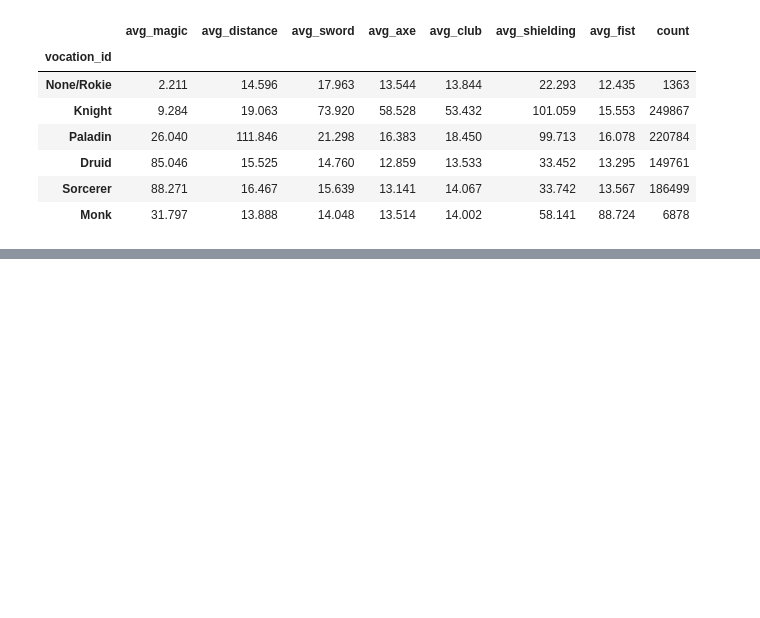
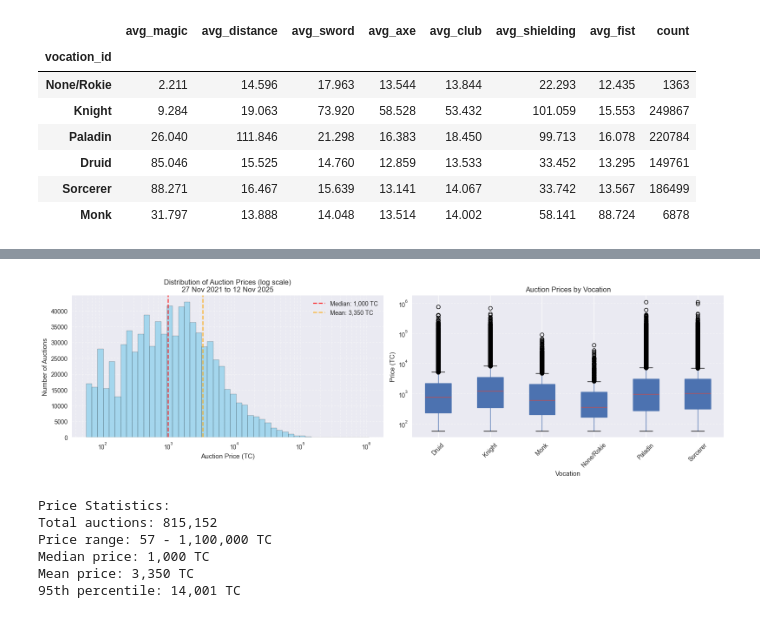
Before and after one commit to martynaottoni/tibia-auctions-analysis, a Jupyter notebook: notebooks/data_exploration.ipynb, the cells around one changed output, grey strips where cells are left out. Saved outputs shown, nothing was run; the diff lists cells and outputs as text; code cells hidden in the pictures; blank space fills up the shorter version.

Commit message:
Added distribution of auction prices and box plot of Auction Prices by Vocation.

```diff
--- a/notebooks/data_exploration.ipynb
+++ b/notebooks/data_exploration.ipynb
@@ -322,3 +322,63 @@ EU     237615
 NA     199289
 OCE      1458
 Name: count, dtype: int64
+# %%
+fig, (ax1, ax2) = plt.subplots(1, 2, figsize=(16, 5))
+
+# Histogram with log-scaled X axis
+prices = auctions_df['current_bid'].dropna()
+bins = np.logspace(np.log10(prices.min()), np.log10(prices.max()), 50)
+ax1.hist(prices, bins=bins, edgecolor='black', alpha=0.7, color='skyblue')
+ax1.set_xscale('log')
+ax1.set_xlabel('Auction Price (TC)')
+ax1.set_ylabel('Number of Auctions')
+ax1.set_title('Distribution of Auction Prices (log scale)')
+ax1.grid(True, which='both', linestyle='--', alpha=0.5)
+
+# Add date range to title
+date_min = auctions_df['auction_end_dt'].min().strftime('%d %b %Y')
+date_max = auctions_df['auction_end_dt'].max().strftime('%d %b %Y')
+ax1.set_title(f'Distribution of Auction Prices (log scale)\n{date_min} to {date_max}')
+
+ax1.grid(True, which='both', linestyle='--', alpha=0.5)
+
+# Add statistics text
+median_price = prices.median()
+mean_price = prices.mean()
+ax1.axvline(median_price, color='red', linestyle='--', alpha=0.8, label=f'Median: {median_price:,.0f} TC')
+ax1.axvline(mean_price, color='orange', linestyle='--', alpha=0.8, label=f'Mean: {mean_price:,.0f} TC')
+ax1.legend()
+
+# Boxplot by vocation
+auctions_df.boxplot(column='current_bid',
+                   by='vocation_name',
+                   ax=ax2,
+                   showfliers=True,
+                   patch_artist=True)
+ax2.set_title('Auction Prices by Vocation')
+ax2.set_xlabel('Vocation')
+ax2.set_ylabel('Price (TC)')
+ax2.set_yscale('log')
+ax2.tick_params(axis='x', rotation=45)
+ax2.grid(True, axis='y', linestyle='--', alpha=0.5)
+
+# Remove automatic pandas title
+plt.suptitle('')
+plt.tight_layout()
+plt.show()
+
+# Print some insights
+print(f"Price Statistics:")
+print(f"Total auctions: {len(prices):,}")
+print(f"Price range: {prices.min():,} - {prices.max():,} TC")
+print(f"Median price: {median_price:,.0f} TC")
+print(f"Mean price: {mean_price:,.0f} TC")
+print(f"95th percentile: {prices.quantile(0.95):,.0f} TC")
+# %% [output]
+[figure, added]
+Price Statistics:
+Total auctions: 815,152
+Price range: 57 - 1,100,000 TC
+Median price: 1,000 TC
+Mean price: 3,350 TC
+95th percentile: 14,001 TC
```
Also changed, not shown: parts of 1 cell of this notebook.
